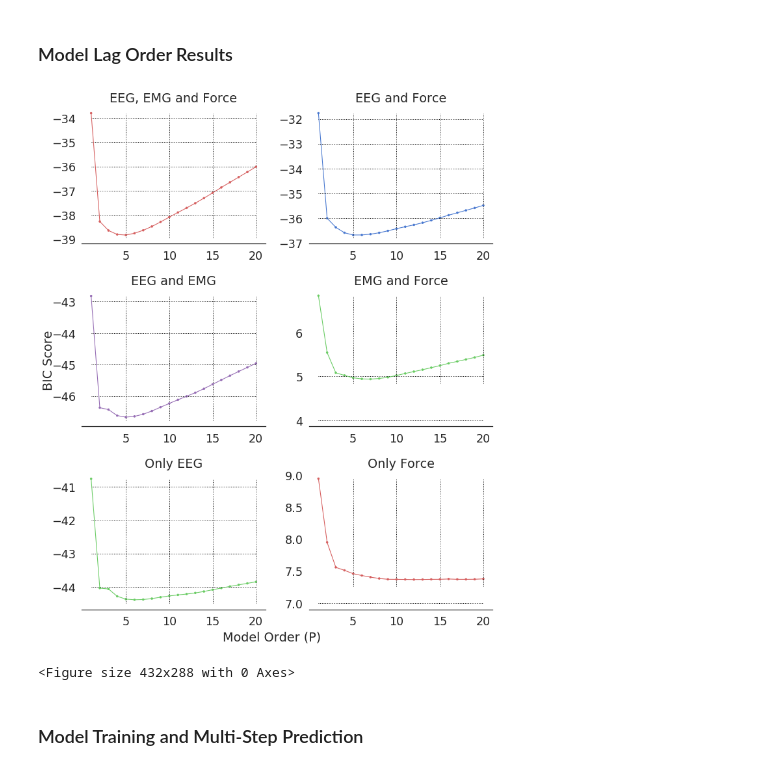
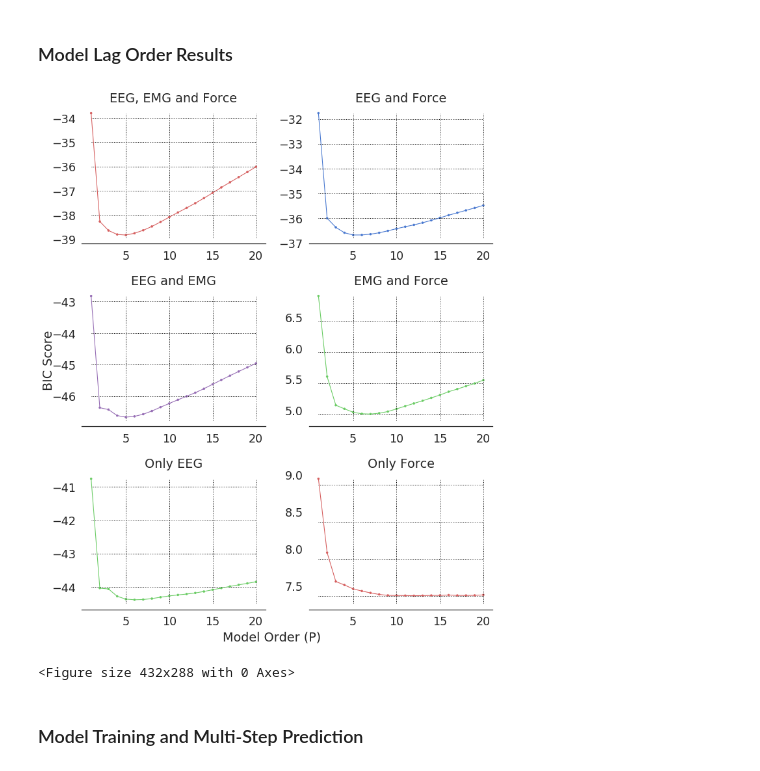
Before and after one commit to andac-demir/HapticsDynamicSystemIdentification, a Jupyter notebook: spectralAnalysis.ipynb, the cells around one changed output. Saved outputs shown, nothing was run; the diff lists cells and outputs as text; code cells hidden in the pictures.

```diff
--- a/spectralAnalysis.ipynb
+++ b/spectralAnalysis.ipynb
@@ -36,11 +37,13 @@ num_force_ch = 3
 num_ch = num_eeg_ch + num_emg_ch + num_force_ch
 num_conds = 18
 file = loadmat('YZ1200Hz.mat')
-data = pd.DataFrame(columns=['EEG-1','EEG-2','EEG-3','EEG-4','EEG-5',
-                             'EEG-6','EEG-7','EEG-8','EEG-9','EEG-10',
-                             'EEG-11','EEG-12','EEG-13','EEG-14','EMG-1',
-                             'EMG-2','EMG-3','EMG-4','Force-x',
-                             'Force-y','Force-z'])
+columns=['EEG-1','EEG-2','EEG-3','EEG-4','EEG-5',
+         'EEG-6','EEG-7','EEG-8','EEG-9','EEG-10',
+         'EEG-11','EEG-12','EEG-13','EEG-14','EMG-1',
+         'EMG-2','EMG-3','EMG-4','Force-x',
+         'Force-y','Force-z']
+
+data = pd.DataFrame(columns=columns)
 temp1 = data.copy()
 # for cond in range(num_conds):
 cond = 0
@@ -563,36 +568,36 @@ for i in range(4,24,5):
     axes.flatten()[1].vlines(x=i, ymin=BIC['eeg_force'].min()-0.1, ymax=BIC['eeg_force'].max(), color='black',
                              alpha=1, linewidth=1, linestyles='dotted')
     axes.flatten()[2].vlines(x=i, ymin=BIC['eeg_emg'].min()-0.1, ymax=BIC['eeg_emg'].max(), color='black',
                              alpha=1, linewidth=1, linestyles='dotted')
     axes.flatten()[3].vlines(x=i, ymin=BIC['emg_force'].min()-0.1, ymax=BIC['emg_force'].max(), color='black',
                              alpha=1, linewidth=1, linestyles='dotted')
     axes.flatten()[4].vlines(x=i, ymin=BIC['only_eeg'].min()-0.1, ymax=BIC['only_eeg'].max(), color='black',
                              alpha=1, linewidth=1, linestyles='dotted')
     axes.flatten()[5].vlines(x=i, ymin=BIC['only_force'].min()-0.1, ymax=BIC['only_force'].max(),
                              color='black', alpha=1, linewidth=1, linestyles='dotted')
 
 # draw horizontal lines:
 for i in range(int(BIC['all'].min()), int(BIC['all'].max())):
     axes.flatten()[0].hlines(y=i, xmin=0, xmax=19, color='black', alpha=1, linewidth=1, linestyles='dotted')
 for i in range(int(BIC['eeg_force'].min()), int(BIC['eeg_force'].max())):
     axes.flatten()[1].hlines(y=i, xmin=0, xmax=19, color='black', alpha=1, linewidth=1, linestyles='dotted')
 for i in range(int(BIC['eeg_emg'].min()), int(BIC['eeg_emg'].max())):
     axes.flatten()[2].hlines(y=i, xmin=0, xmax=19, color='black', alpha=1, linewidth=1, linestyles='dotted')
-for i in np.arange(int(BIC['emg_force'].min()), int(BIC['emg_force'].max())):
+for i in np.arange(BIC['emg_force'].min(), BIC['emg_force'].max(), 0.5):
     axes.flatten()[3].hlines(y=i, xmin=0, xmax=19, color='black', alpha=1, linewidth=1, linestyles='dotted')
 for i in range(int(BIC['only_eeg'].min()), int(BIC['only_eeg'].max())):
     axes.flatten()[4].hlines(y=i, xmin=0, xmax=19, color='black', alpha=1, linewidth=1, linestyles='dotted')
-for i in np.arange(int(BIC['only_force'].min()), int(BIC['only_force'].max())):
+for i in np.arange(BIC['only_force'].min(), BIC['only_force'].max(), 0.5):
     axes.flatten()[5].hlines(y=i, xmin=0, xmax=19, color='black', alpha=1, linewidth=1, linestyles='dotted')
 
 # display and save
 f.text(0.5, 0.0, 'Model Order (P)', ha='center')
 f.text(0.01, 0.5, 'BIC Score', va='center', rotation='vertical')
 plt.tight_layout()
 plt.show()
 plt.savefig("VARResults/lagOrders.pdf", bbox_inches="tight")
 # %% [output]
-[figure, old version]
+[figure, new version]
 <Figure size 432x288 with 0 Axes>
 # %% [markdown]
 ### Model Training and Multi-Step Prediction
```
Also changed, not shown: parts of 9 cells of this notebook.
